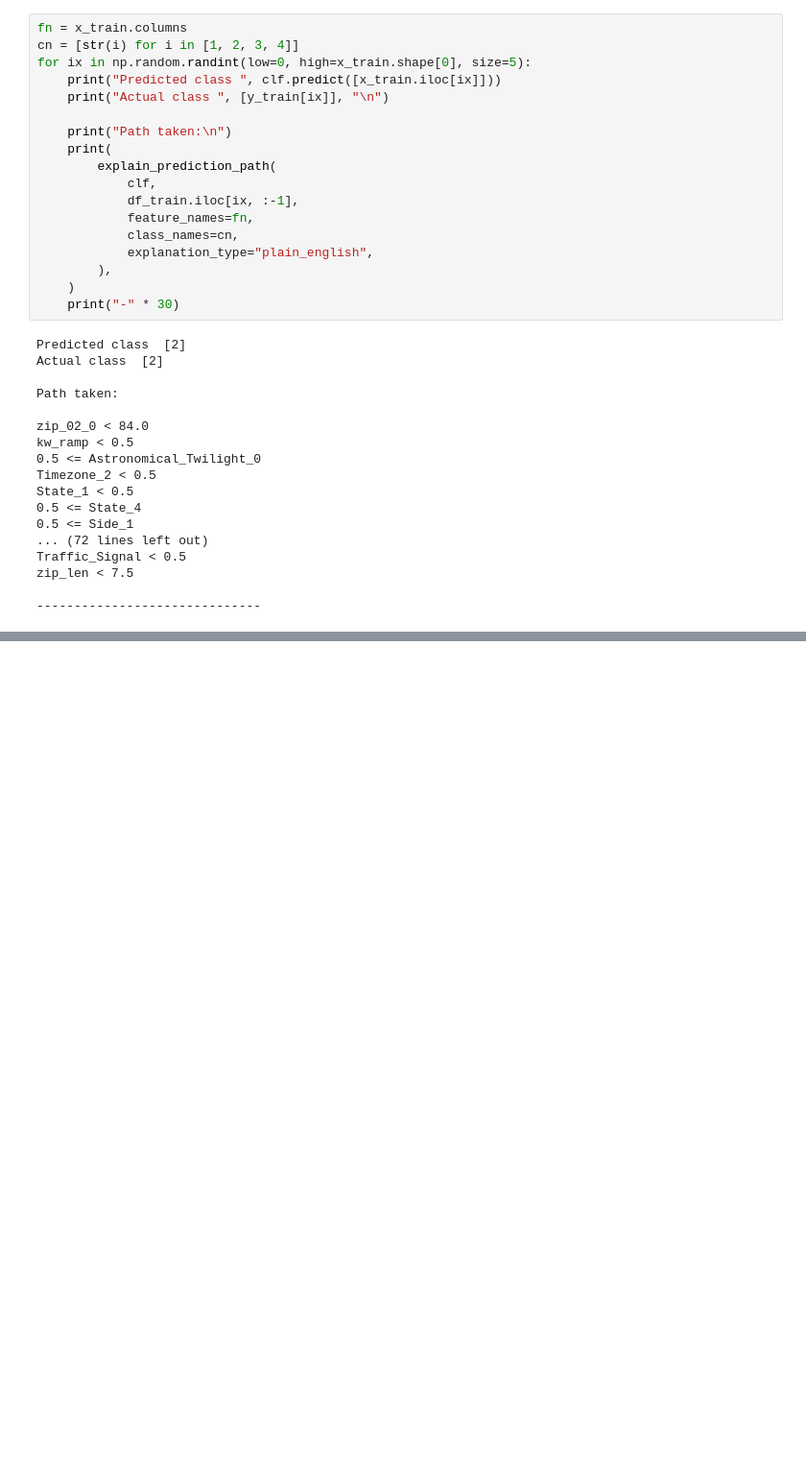
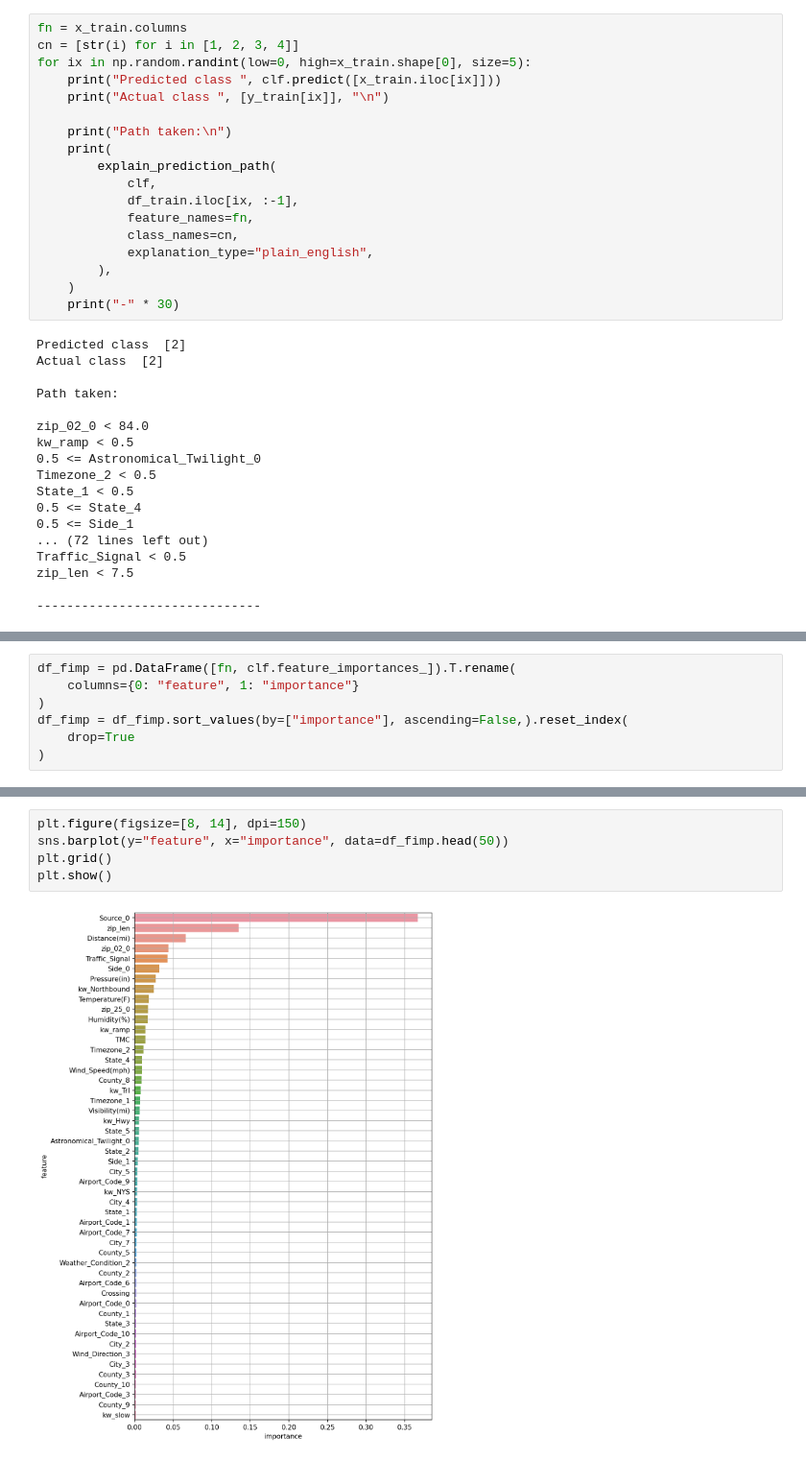
Before and after one commit to sagarsrc/accident-detection, a Jupyter notebook: notebooks/009_Modelling_Dtrees.ipynb, the cells around one changed output, grey strips where cells are left out. Shown at 96% size. Drawn from its saved outputs; the diff is of its cells as text; blank space fills up the shorter version.

```diff
--- a/notebooks/009_Modelling_Dtrees.ipynb
+++ b/notebooks/009_Modelling_Dtrees.ipynb
@@ -472,0 +504,7 @@ zip_len < 7.5
+# %%
+df_fimp = pd.DataFrame([fn, clf.feature_importances_]).T.rename(
+    columns={0: "feature", 1: "importance"}
+)
+df_fimp = df_fimp.sort_values(by=["importance"], ascending=False,).reset_index(
+    drop=True
+)
@@ -472,0 +531,7 @@ zip_len < 7.5
+# %%
+plt.figure(figsize=[8, 14], dpi=150)
+sns.barplot(y="feature", x="importance", data=df_fimp.head(50))
+plt.grid()
+plt.show()
+# %% [output]
+[figure, added]
```
Also changed, not shown: parts of 7 cells of this notebook.
